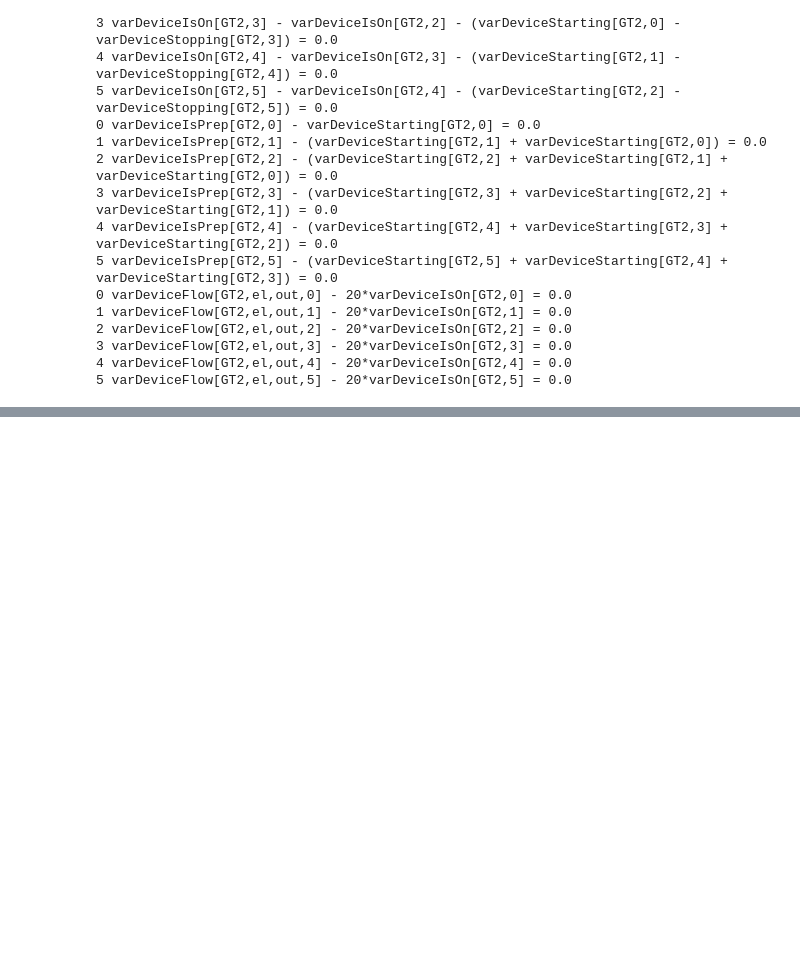
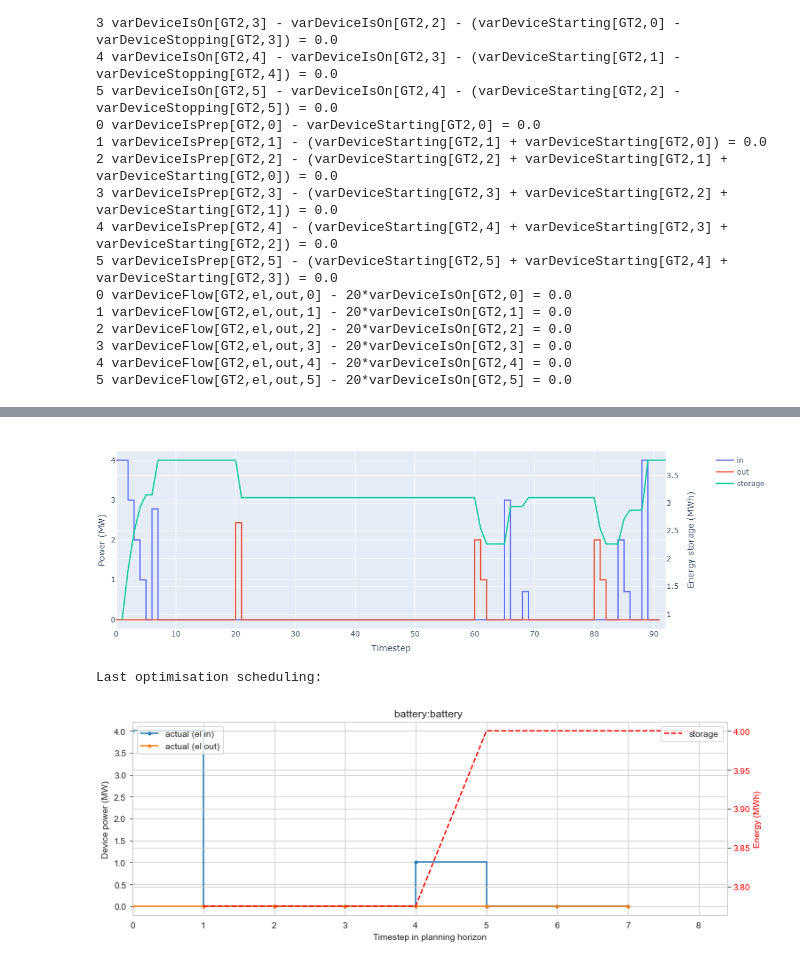
Before and after one commit to oogeso/oogeso, a Jupyter notebook: examples/test case2.ipynb, the cells around one changed output, grey strips where cells are left out. Saved outputs shown, nothing was run; the diff lists cells and outputs as text; code cells hidden in the pictures; blank space fills up the shorter version.

Commit message:
-with battery

```diff
--- a/examples/test case2.ipynb
+++ b/examples/test case2.ipynb
@@ -179,0 +192,12 @@ mc._dfElReserve.plot()
+# %%
+if 'battery' in mc.instance.setDevice:
+    fig=plots.plot_devicePowerEnergy(mc,'battery',
+                                 filename=None)
+    fig.update_layout(autosize=False,width=800,height=300,margin=dict(l=0,r=0,t=30,b=0)).show()
+    print("Last optimisation scheduling:")
+    multicarrier.Plots.plotDevicePowerLastOptimisation1(mc,device='battery',
+                filename=None)
+# %% [output]
+[figure, added]
+Last optimisation scheduling:
+[figure, added]
```
Also changed, not shown: parts of 12 cells of this notebook, 1 other file.
